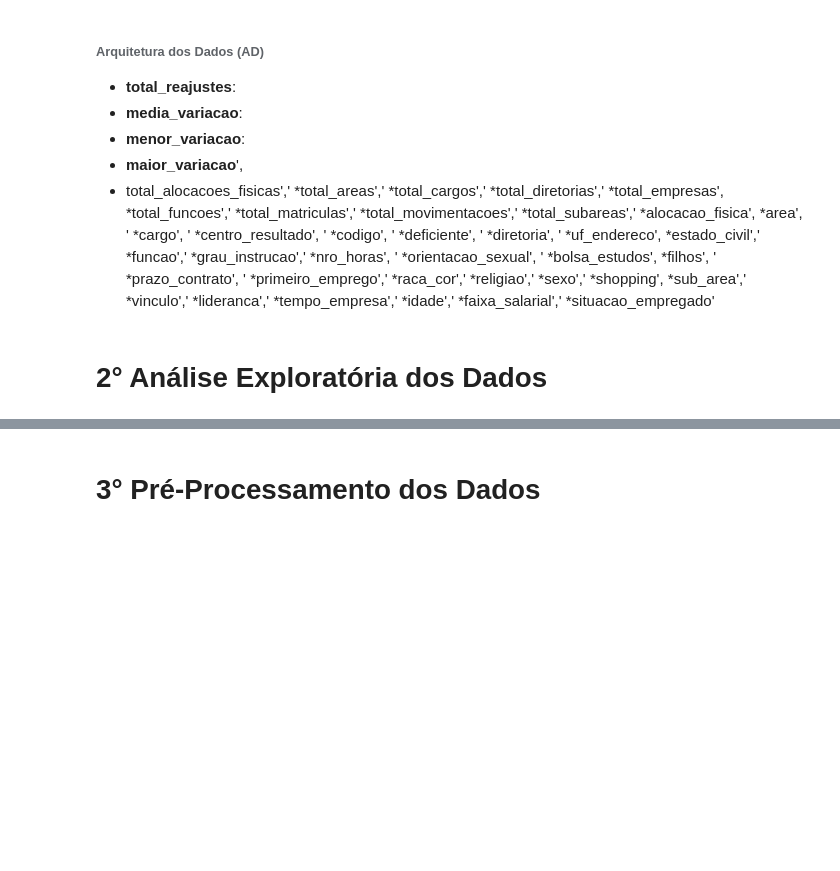
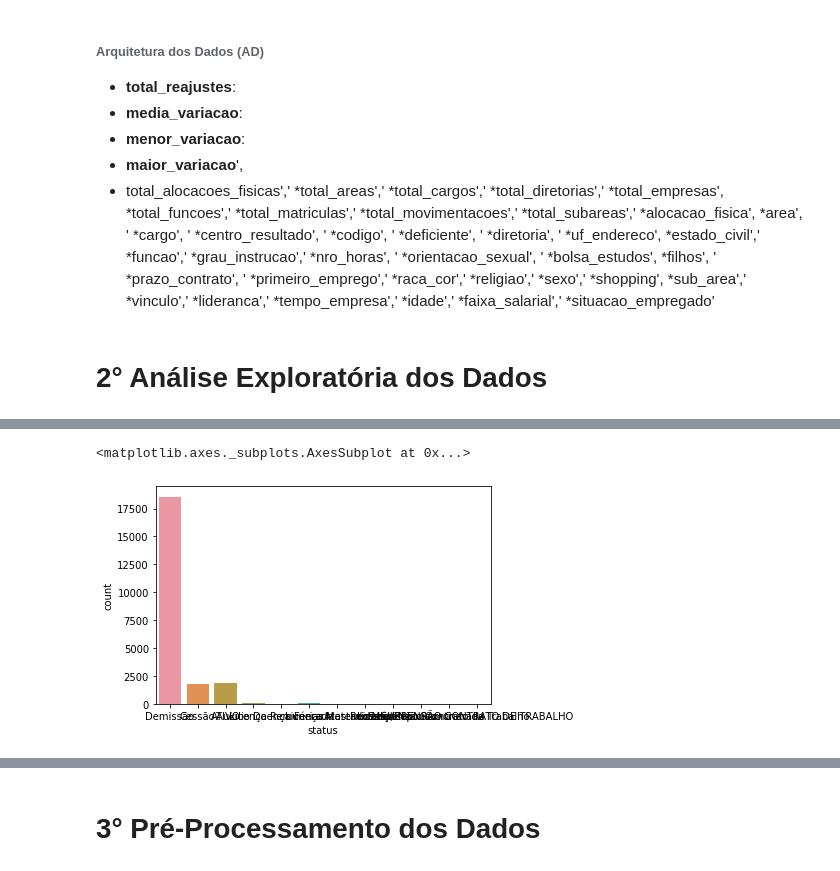
Before and after one commit to evandrocg/CDM, a Jupyter notebook: brmalls_turnover.ipynb, the cells around one changed output, grey strips where cells are left out. Cells and saved outputs as stored; diff of their text form; code cells hidden in the pictures; blank space fills up the shorter version.

```diff
--- a/brmalls_turnover.ipynb
+++ b/brmalls_turnover.ipynb
@@ -75,4 +75,4 @@ from sklearn import metrics
 %matplotlib inline
 # %%
 # Se conectando com os dados - Nesse caso, a Fonte de Dados é um
-dataset = pd.read_csv('/content/colaborador_ml_brmalls.csv', low_memory=False)
+df = pd.read_csv('/content/colaborador_ml_brmalls.csv', low_memory=False)
@@ -90,2 +79,12 @@ dataset.columns = [
+# %%
+# Renomeando o nome das colunas
+df.columns = [
+'total_reajustes','media_variacao','menor_variacao','maior_variacao','total_alocacoes_fisicas',
+'total_diretorias','total_empresas','total_funcoes','total_movimentacoes','alocacao_fisica',
+'empresa','diretoria','endereco_uf','estado_civil','funcao_codigo','grau_de_instrucao',
+'nro_de_horas','possui_filho','prazo_de_contrato','primeiro_emprego','sexo','shopping',
+'vinculo_empregaticio','lideranca','tempo_de_empresa','faixa_etaria','faixa_salarial',
+'status'
+]
 # %%
 # Imprime na Tela os primeiros registros
@@ -111,4 +165,7 @@ dataset.Situação do Empregado.value_counts()
 # %%
 # Cria um gráfico de barras da variável Target
-sns.countplot(dataset['Risco'])
+sns.countplot(df['status'])
+# %% [output]
+<matplotlib.axes._subplots.AxesSubplot at 0x...>
+[figure, added]
 # %%
```
Also changed, not shown: parts of 27 cells of this notebook.
